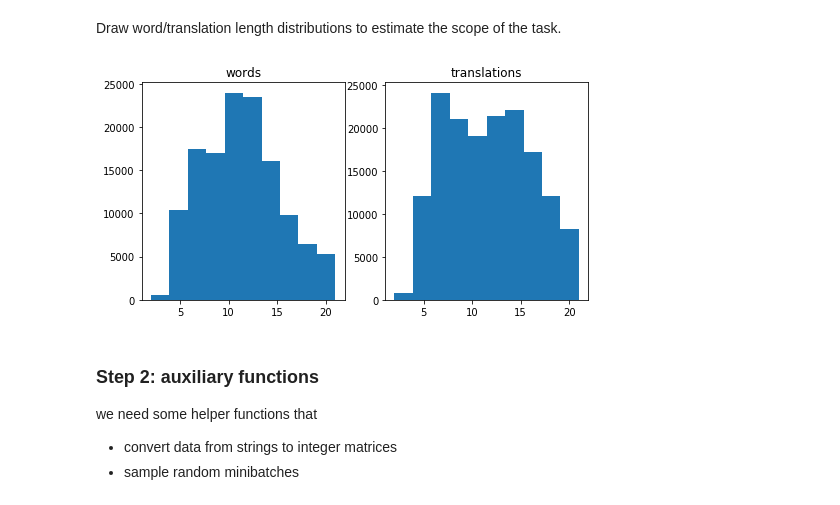
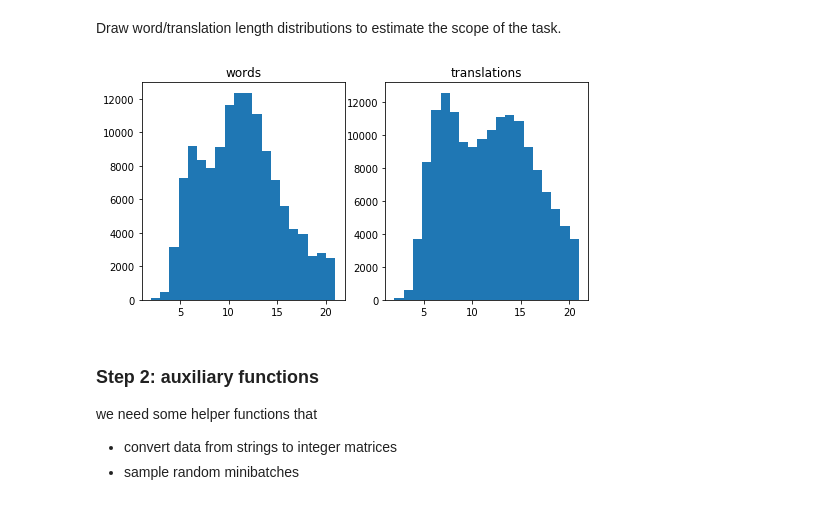
Before and after one commit to oscartsai/Practical_RL, a Jupyter notebook: week8/8.1_translation_scst.ipynb, the cells around one changed output. Cells and saved outputs as stored; diff of their text form; code cells hidden in the pictures.

```diff
--- a/week8/8.1_translation_scst.ipynb
+++ b/week8/8.1_translation_scst.ipynb
@@ -93,16 +93,16 @@ Draw word/translation length distributions to estimate the scope of the task.
 # %%
 import matplotlib.pyplot as plt
 %matplotlib inline
 plt.figure(figsize=[8,4])
 plt.subplot(1,2,1)
 plt.title("words")
-plt.hist(list(map(len, all_words)));
+plt.hist(list(map(len, all_words)), bins=20);
 
 plt.subplot(1,2,2)
 plt.title('translations')
-plt.hist(list(map(len, all_translations)));
+plt.hist(list(map(len, all_translations)), bins=20);
 # %% [output]
-[figure, old version]
+[figure, new version]
 # %% [markdown]
 ### Step 2: auxiliary functions
 
```
Also changed, not shown: parts of 17 cells of this notebook.
